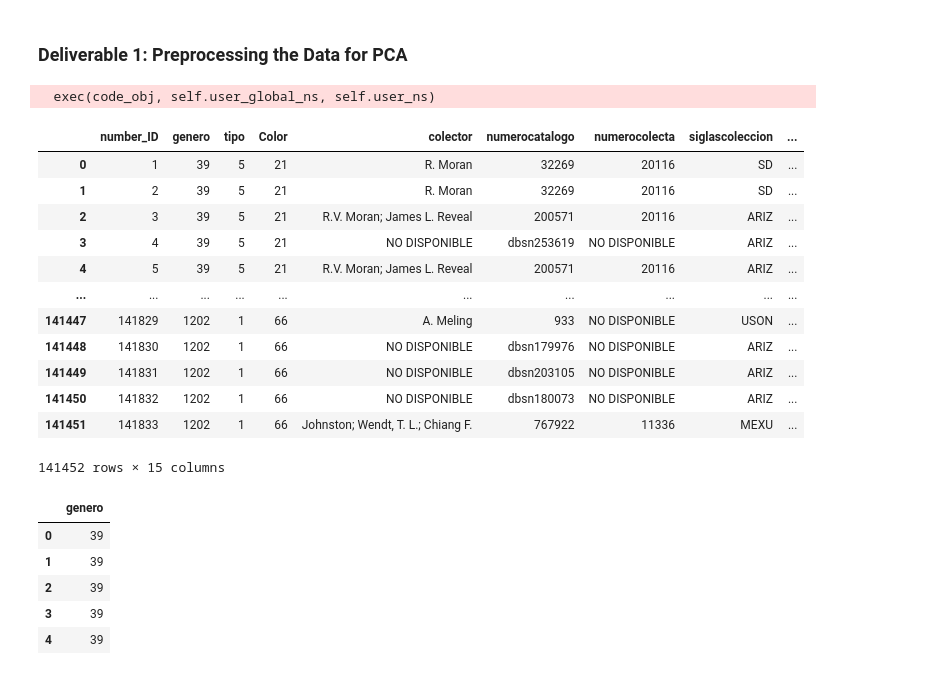
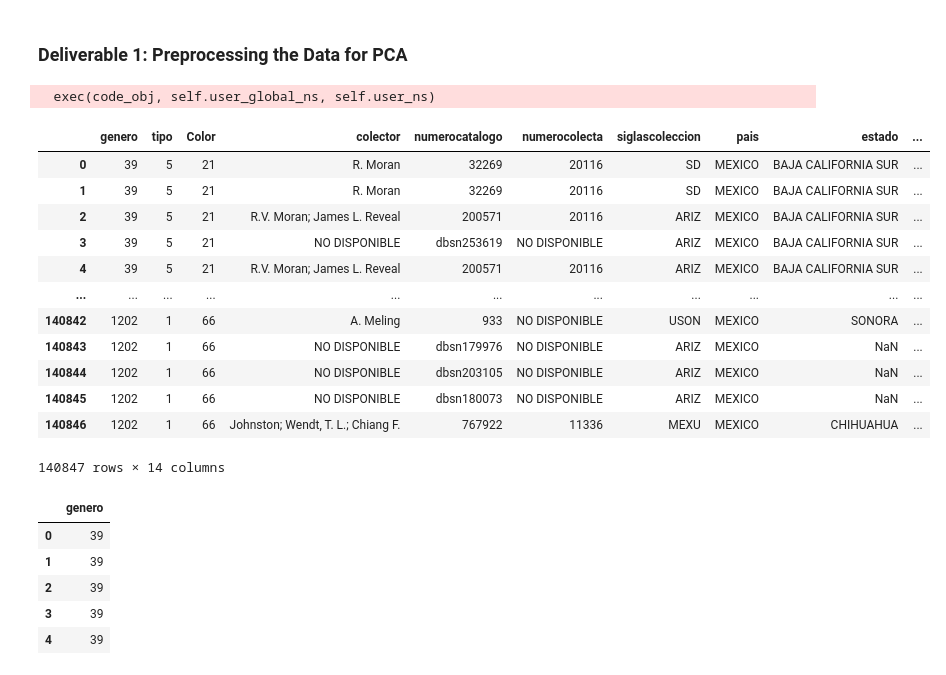
Before and after one commit to macosta2015/Unsupervised-Model-for-PlantAllocation, a Jupyter notebook: Unsupervisedmodel (clustering)-Nov13.ipynb, the cells around one changed output. Saved outputs shown, nothing was run; the diff lists cells and outputs as text; code cells hidden in the pictures.

```diff
--- a/Unsupervisedmodel (clustering)-Nov13.ipynb
+++ b/Unsupervisedmodel (clustering)-Nov13.ipynb
@@ -20,24 +20,24 @@ from sklearn.cluster import KMeans
 # %%
 # Load the Plant_DBcopy.csv dataset.
 #file_path = "Resources/Plant_DBcopy.csv"
-file_path = "Resources/DB_limpia_20211111.csv"
+file_path = "Resources/DB_limpia_20211113.csv"
 plants_df = pd.read_csv(file_path, error_bad_lines=False, lineterminator='\n', encoding='latin1')
 #skiprows=1
 plants_df
 # %% [output]
   exec(code_obj, self.user_global_ns, self.user_ns)
-|  | number_ID | genero | tipo | Color | colector | numerocatalogo | numerocolecta | siglascoleccion | ... |
-| 0 | 1 | 39 | 5 | 21 | R. Moran | 32269 | 20116 | SD | ... |
-| 1 | 2 | 39 | 5 | 21 | R. Moran | 32269 | 20116 | SD | ... |
-| 2 | 3 | 39 | 5 | 21 | R.V. Moran; James L. Reveal | 200571 | 20116 | ARIZ | ... |
-| 3 | 4 | 39 | 5 | 21 | NO DISPONIBLE | dbsn253619 | NO DISPONIBLE | ARIZ | ... |
-| 4 | 5 | 39 | 5 | 21 | R.V. Moran; James L. Reveal | 200571 | 20116 | ARIZ | ... |
-| ... | ... | ... | ... | ... | ... | ... | ... | ... | ... |
-| 141447 | 141829 | 1202 | 1 | 66 | A. Meling | 933 | NO DISPONIBLE | USON | ... |
-| 141448 | 141830 | 1202 | 1 | 66 | NO DISPONIBLE | dbsn179976 | NO DISPONIBLE | ARIZ | ... |
-| 141449 | 141831 | 1202 | 1 | 66 | NO DISPONIBLE | dbsn203105 | NO DISPONIBLE | ARIZ | ... |
-| 141450 | 141832 | 1202 | 1 | 66 | NO DISPONIBLE | dbsn180073 | NO DISPONIBLE | ARIZ | ... |
-| 141451 | 141833 | 1202 | 1 | 66 | Johnston; Wendt, T. L.; Chiang F. | 767922 | 11336 | MEXU | ... |
+|  | genero | tipo | Color | colector | numerocatalogo | numerocolecta | siglascoleccion | pais | estado | ... |
+| 0 | 39 | 5 | 21 | R. Moran | 32269 | 20116 | SD | MEXICO | BAJA CALIFORNIA SUR | ... |
+| 1 | 39 | 5 | 21 | R. Moran | 32269 | 20116 | SD | MEXICO | BAJA CALIFORNIA SUR | ... |
+| 2 | 39 | 5 | 21 | R.V. Moran; James L. Reveal | 200571 | 20116 | ARIZ | MEXICO | BAJA CALIFORNIA SUR | ... |
+| 3 | 39 | 5 | 21 | NO DISPONIBLE | dbsn253619 | NO DISPONIBLE | ARIZ | MEXICO | BAJA CALIFORNIA SUR | ... |
+| 4 | 39 | 5 | 21 | R.V. Moran; James L. Reveal | 200571 | 20116 | ARIZ | MEXICO | BAJA CALIFORNIA SUR | ... |
+| ... | ... | ... | ... | ... | ... | ... | ... | ... | ... | ... |
+| 140842 | 1202 | 1 | 66 | A. Meling | 933 | NO DISPONIBLE | USON | MEXICO | SONORA | ... |
+| 140843 | 1202 | 1 | 66 | NO DISPONIBLE | dbsn179976 | NO DISPONIBLE | ARIZ | MEXICO | NaN | ... |
+| 140844 | 1202 | 1 | 66 | NO DISPONIBLE | dbsn203105 | NO DISPONIBLE | ARIZ | MEXICO | NaN | ... |
+| 140845 | 1202 | 1 | 66 | NO DISPONIBLE | dbsn180073 | NO DISPONIBLE | ARIZ | MEXICO | NaN | ... |
+| 140846 | 1202 | 1 | 66 | Johnston; Wendt, T. L.; Chiang F. | 767922 | 11336 | MEXU | MEXICO | CHIHUAHUA | ... |
-141452 rows × 15 columns
+140847 rows × 14 columns
 # %%
 # Create a new DataFrame that holds clase names.
```
Also changed, not shown: parts of 29 cells of this notebook, 2 other files.
